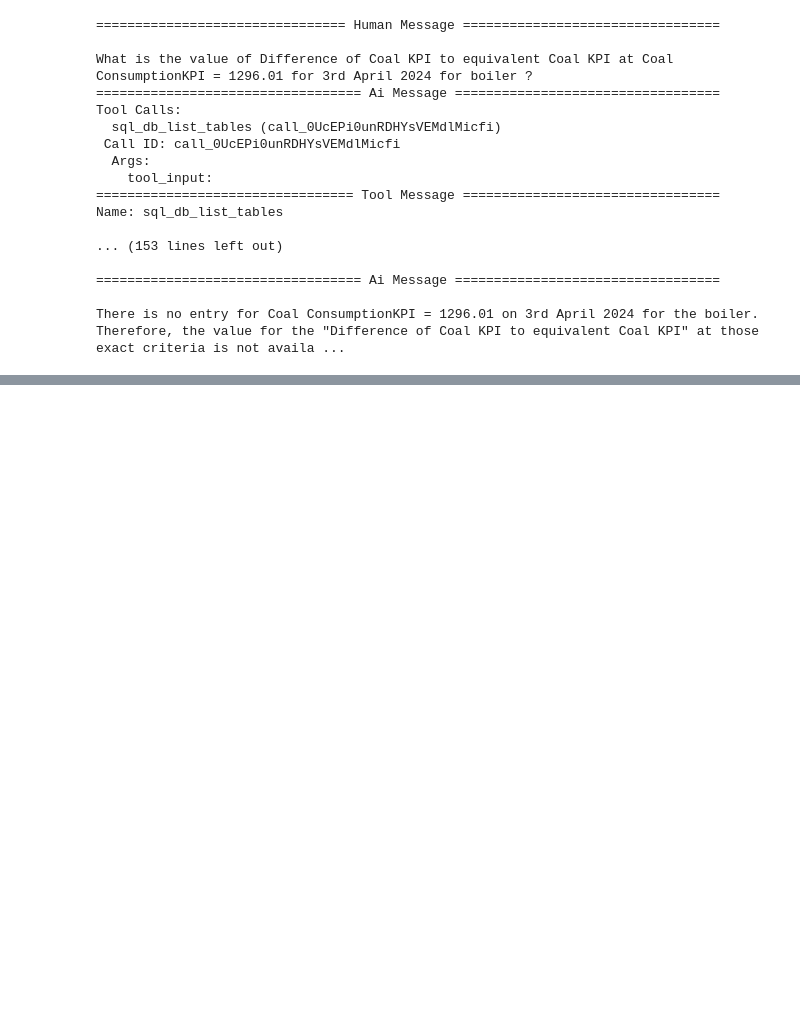
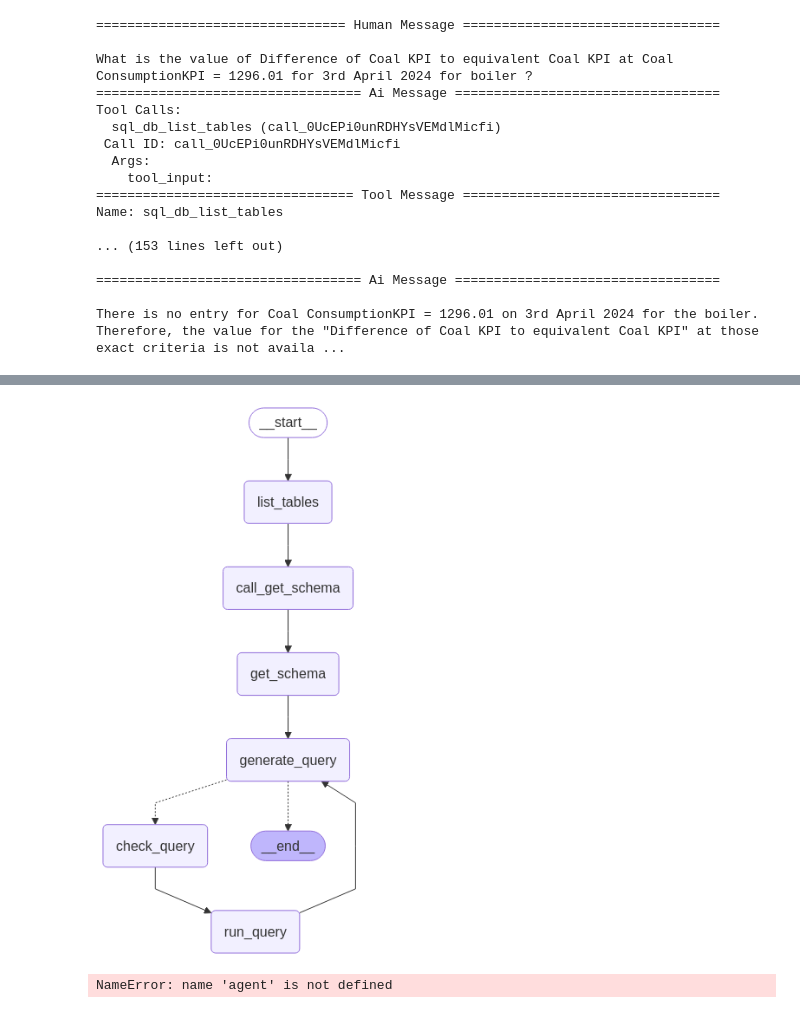
Before and after one commit to TITANCODER23/BoilerIQ-, a Jupyter notebook: src/Gen_ai/agent_texttosql_main.ipynb, the cells around one changed output, grey strips where cells are left out. Cells and saved outputs as stored; diff of their text form; code cells hidden in the pictures; blank space fills up the shorter version.

Commit message:
Update agent_texttosql_main.ipynb with latest changes and improvements

```diff
--- a/src/Gen_ai/agent_texttosql_main.ipynb
+++ b/src/Gen_ai/agent_texttosql_main.ipynb
@@ -35,7 +37,7 @@ import os
 # Define possible database paths
 possible_db_paths = [
     # 'boiler_data_all_sheets.db',  # Current directory
-    '../boiler_data_all_sheets.db',  # Parent directory
+    '/Users/kush/Desktop/Gen AI Assignement Cerebulb/boiler_data_all_sheets.db',  # Parent directory
     os.path.join('..', 'boiler_data_all_sheets.db'),  # Alternative parent directory syntax
     os.path.abspath('boiler_data_all_sheets.db'),  # Absolute path current dir
     os.path.abspath(os.path.join('..', 'boiler_data_all_sheets.db'))  # Absolute path parent dir
@@ -252,0 +429,47 @@ for step in agent.stream(
+# %%
+def should_continue(state: MessagesState) -> Literal[END, "check_query"]:
+    messages = state["messages"]
+    last_message = messages[-1]
+    if not last_message.tool_calls:
+        return END
+    else:
+        return "check_query"
+
+
+builder = StateGraph(MessagesState)
+builder.add_node(list_tables)
+builder.add_node(call_get_schema)
+builder.add_node(get_schema_node, "get_schema")
+builder.add_node(generate_query)
+builder.add_node(check_query)
+builder.add_node(run_query_node, "run_query")
+
+builder.add_edge(START, "list_tables")
+builder.add_edge("list_tables", "call_get_schema")
+builder.add_edge("call_get_schema", "get_schema")
+builder.add_edge("get_schema", "generate_query")
+builder.add_conditional_edges(
+    "generate_query",
+    should_continue,
+)
+builder.add_edge("check_query", "run_query")
+builder.add_edge("run_query", "generate_query")
+
+agent = builder.compile()
+# %%
+from IPython.display import Image, display
+from langchain_core.runnables.graph import CurveStyle, MermaidDrawMethod, NodeStyles
+
+display(Image(agent.get_graph().draw_mermaid_png()))
+# %% [output]
+[figure, added]
+# %%
+question = "What is the value of CO2 APH O/L for Flue Gas temp APH O/L = 123.35 and Weighted Air I/L temp to APH = 33.2 for 1st April 2024 for boiler 2"
+
+for step in agent.stream(
+    {"messages": [{"role": "user", "content": question}]},
+    stream_mode="values",
+):
+    step["messages"][-1].pretty_print()
+# %% [output]
+NameError: name 'agent' is not defined
```
Also changed, not shown: parts of 13 cells of this notebook, 1 other file.
